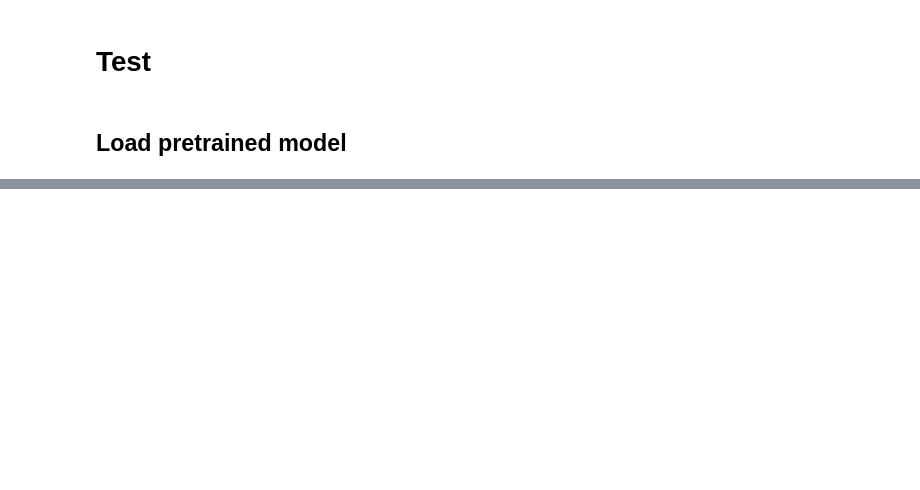
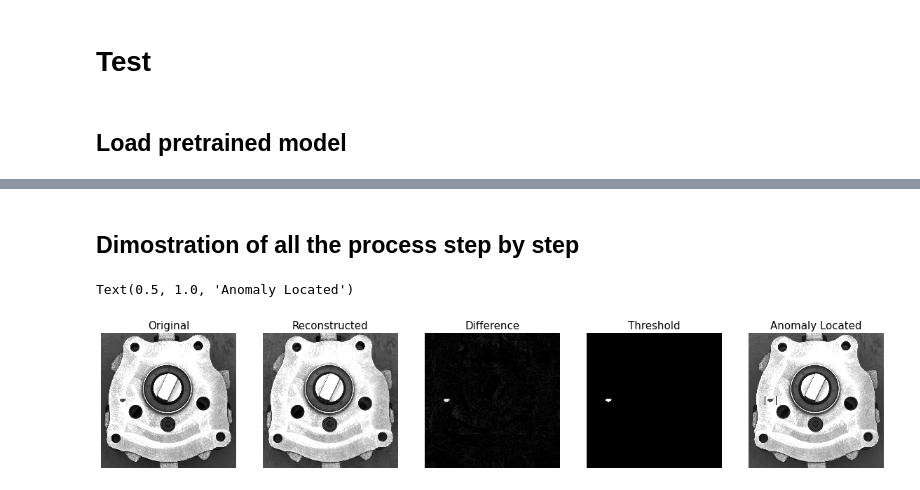
Before and after one commit to DragoneKTM/Industry_lab, a Jupyter notebook: Notebooks/Part3_test.ipynb, the cells around one changed output, grey strips where cells are left out. Drawn from its saved outputs; the diff is of its cells as text; code cells hidden in the pictures; blank space fills up the shorter version.

```diff
--- a/Notebooks/Part3_test.ipynb
+++ b/Notebooks/Part3_test.ipynb
@@ -25,4 +15,4 @@ from utility import split_patches, scale_pixels, resize, crop, predict_image, lo
 # %% [markdown]
 ## Load pretrained model
 # %%
-autoencoder = keras.models.load_model("../Models/autoencoderFC")
+autoencoder = load_model("../Models/autoencoderFC")
@@ -31,4 +18,0 @@ autoencoder = keras.models.load_model("../Models/autoencoderFC")
-# %%
-test = cv.imread('../Data/Prepared/Test/NOK/NOK_5.jpg', cv.IMREAD_GRAYSCALE)
-anom, img_anom, score = predict_image(test, autoencoder)
-plt.imshow(img_anom, cmap='gray')
@@ -37,0 +19,74 @@ plt.imshow(img_anom, cmap='gray')
+# %% [markdown]
+## Dimostration of all the process step by step
+# %%
+# ----------  Example of difference between images (code extracted from the functions used to predict that are all in the utility.py file) ---------------
+
+# Preprocess
+img = cv.imread('../Data/Prepared/Test/NOK/NOK_5.jpg', cv.IMREAD_GRAYSCALE)
+img = crop(img)
+img = resize(img)
+img = scale_pixels(img)
+slices = split_patches(img)
+slices_anomal_bound = []
+# Get the reconstructed images from the model
+ssim_score = []
+slices_rec = []
+for slice in slices:
+    slice_rec = autoencoder.predict(np.expand_dims(np.expand_dims(slice, 0), -1))
+    slice_rec = np.squeeze(slice_rec[0], -1)
+    slices_rec.append(slice_rec)
+    diff, score = calc_image_diff(slice, slice_rec)
+    slices_anomal_bound.append(diff)
+    ssim_score.append(score)
+
+# Mean SSIM score, to understand if the autoencoder was able to reconstruct correctly the image
+ssim_score = np.mean(ssim_score)
+
+# Reconstruct the full image processed by the autoencoder
+horizion_concat = []
+for i in range(0, 16, 4):
+    horizion_concat.append(cv.hconcat([slices_rec[i], slices_rec[i+1], slices_rec[i+2], slices_rec[i+3]]))
+img_total_anom = cv.vconcat([horizion_concat[0], horizion_concat[1], horizion_concat[2], horizion_concat[3]])
+
+# Reconstruct the full image difference
+horizion_concat = []
+for i in range(0, 16, 4):
+    horizion_concat.append(cv.hconcat([slices_anomal_bound[i], slices_anomal_bound[i+1], slices_anomal_bound[i+2], slices_anomal_bound[i+3]]))
+img_total_diff = cv.vconcat([horizion_concat[0], horizion_concat[1], horizion_concat[2], horizion_concat[3]])
+
+# Threshold to make the image only white and black (so higlight the anomalies in white)
+ret, th = cv.threshold(img_total_diff, 150, 255, cv.THRESH_BINARY)
+# Find the countours of the anomalies
+cnts, _ = cv.findContours(th, cv.RETR_EXTERNAL, cv.CHAIN_APPROX_NONE)
+# For every anomaly, draw the bounding box
+anomalies_img = img.copy()
+for c in cnts:
+    (x, y, w, h) = cv.boundingRect(c)
+    anomalies_img = cv.rectangle(anomalies_img, (x-20, y-20), (x + w + 20, y + h + 20), (0, 255, 0), 2)
+    # If some anomaly is found, we classify the image as anomalous
+    anomaly=True
+
+plt.figure(figsize=(20, 20))
+plt.subplot(1, 5, 1)
+plt.imshow(img, cmap='gray')
+plt.axis('off')
+plt.title('Original')
+plt.subplot(1, 5, 2)
+plt.imshow(img_total_anom, cmap='gray')
+plt.axis('off')
+plt.title('Reconstructed')
+plt.subplot(1, 5, 3)
+plt.imshow(img_total_diff, cmap='gray')
+plt.axis('off')
+plt.title('Difference')
+plt.subplot(1, 5, 4)
+plt.imshow(th, cmap='gray')
+plt.axis('off')
+plt.title('Threshold')
+plt.subplot(1, 5, 5)
+plt.imshow(anomalies_img, cmap='gray')
+plt.axis('off')
+plt.title('Anomaly Located')
+# %% [output]
+Text(0.5, 1.0, 'Anomaly Located')
+[figure, added]
```
Also changed, not shown: parts of 11 cells of this notebook, 3 other files.
